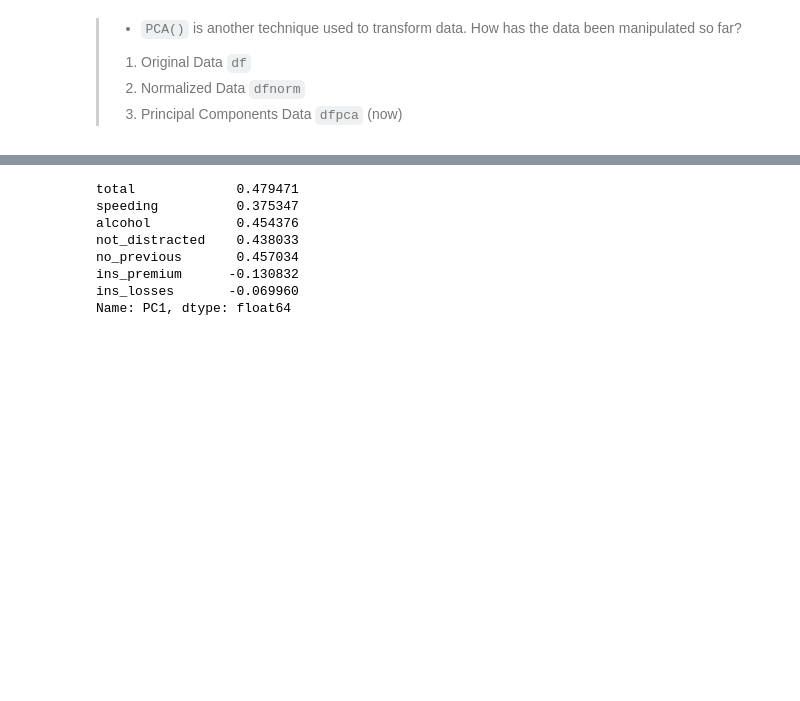
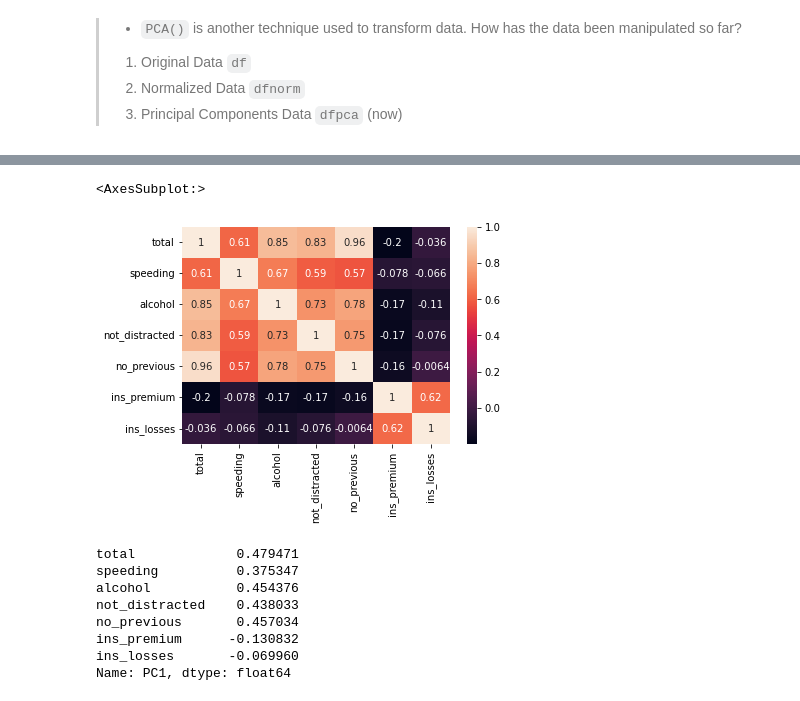
Before and after one commit to frands97/machine-learning-program, a Jupyter notebook: II Machine Learning & Deep Learning/#10. Componentes Principales (PCA)/10session.ipynb, the cells around one changed output, grey strips where cells are left out. Cells and saved outputs as stored; diff of their text form; code cells hidden in the pictures; blank space fills up the shorter version.

```diff
--- a/II Machine Learning & Deep Learning/#10. Componentes Principales (PCA)/10session.ipynb
+++ b/II Machine Learning & Deep Learning/#10. Componentes Principales (PCA)/10session.ipynb
@@ -194 +338,6 @@ weights.style.applymap(lambda v: f'background-color: darkred; opacity: {int(v*10
+# %%
+sns.heatmap(df.corr(), annot=True)
+# %% [output]
+<AxesSubplot:>
+[figure, added]
 # %%
```
Also changed, not shown: parts of 78 cells of this notebook, 1 other file.
